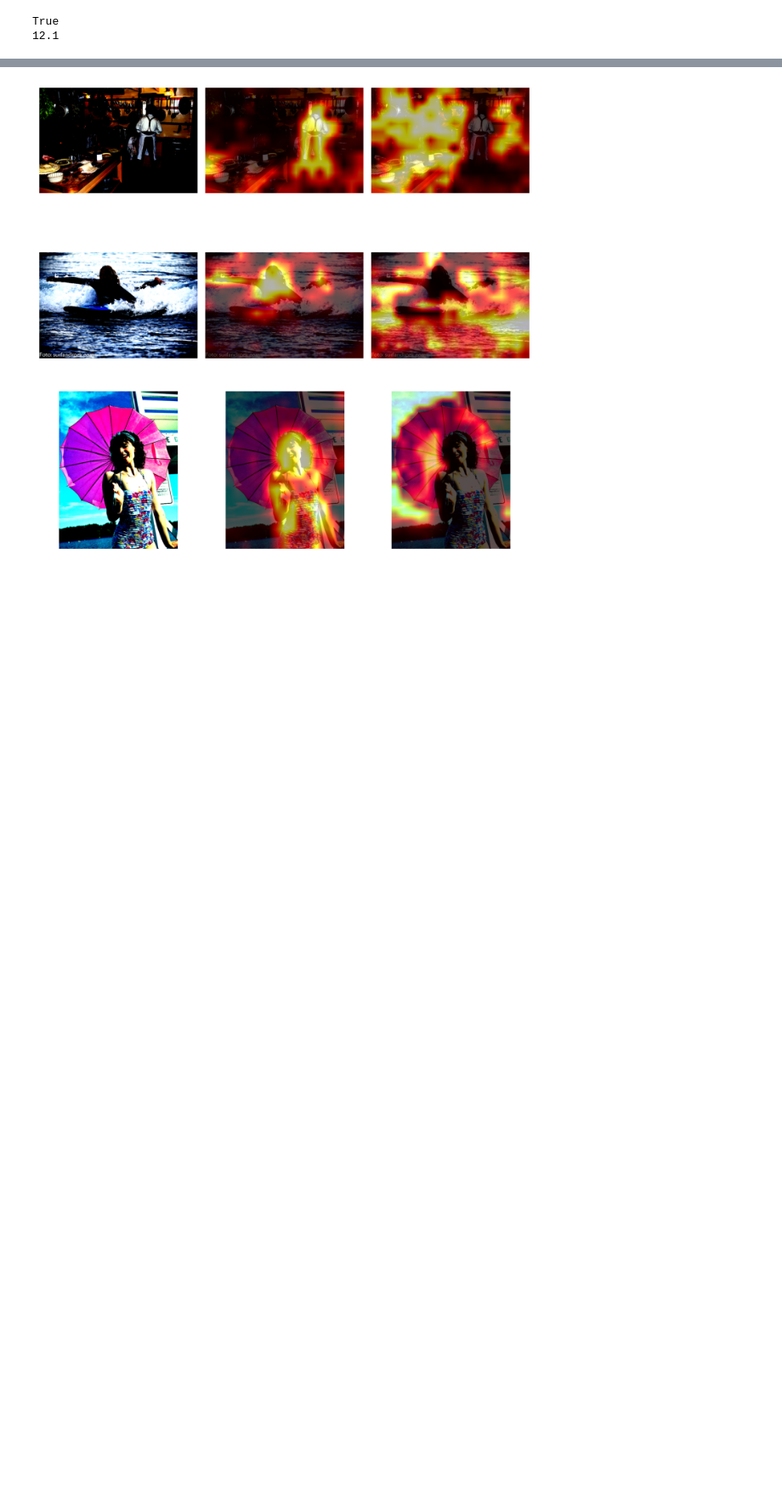
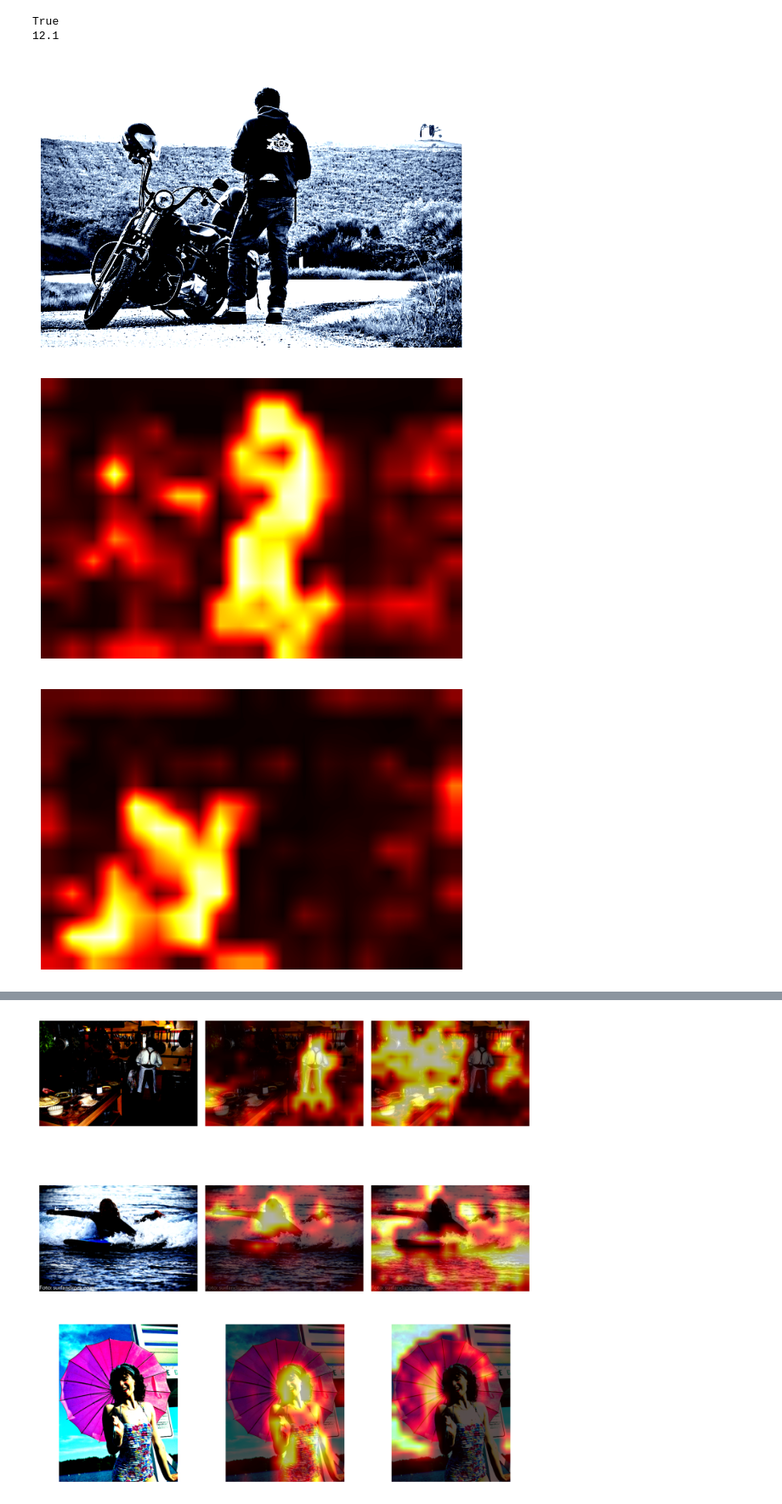
Before and after one commit to qiwen-1123/open_clip, a Jupyter notebook: vis.ipynb, the cells around one changed output, grey strips where cells are left out. Shown at 85% size. Drawn from its saved outputs; the diff is of its cells as text; code cells hidden in the pictures; blank space fills up the shorter version.

```diff
--- a/vis.ipynb
+++ b/vis.ipynb
@@ -66,3 +66,36 @@ img_np_person_2, resized_conf_person_2, mask_2 = get_person_scoremap(img_person_
 img_np_person_0, resized_conf_background_0, mask_0 = get_person_scoremap(img_person_0, model, 4)
 img_np_person_1, resized_conf_background_1, mask_1 = get_person_scoremap(img_person_1, model, -1)
 img_np_person_2, resized_conf_background_2, mask_2 = get_person_scoremap(img_person_2, model, -3)
+# %%
+img_person_9 = Image.open("./data/person_11.jpg")
+img_np_person_9, resized_conf_person_9, mask_9 = get_person_scoremap(img_person_9, model, 0)
+img_np_person_9, resized_conf_background_9_vehicle, mask_9 = get_person_scoremap(img_person_9, model, 2)
+img_np_person_9, resized_conf_background_9_sky, mask_9 = get_person_scoremap(img_person_9, model, -3)
+
+
+
+plt.figure(0)
+plt.imshow(img_np_person_9)
+plt.axis('off')
+
+plt.figure(1)
+plt.imshow(resized_conf_person_9, cmap="hot")
+plt.axis('off')
+
+
+
+plt.figure(3)
+plt.imshow(resized_conf_background_9_vehicle, cmap="hot")
+plt.axis('off')
+
+plt.figure(4)
+plt.imshow(resized_conf_background_9_sky, cmap="hot")
+plt.axis('off')
+
+
+
+plt.show()
+# %% [output]
+[figure, added]
+[figure, added]
+[figure, added]
```
Also changed, not shown: parts of 2 cells of this notebook.
